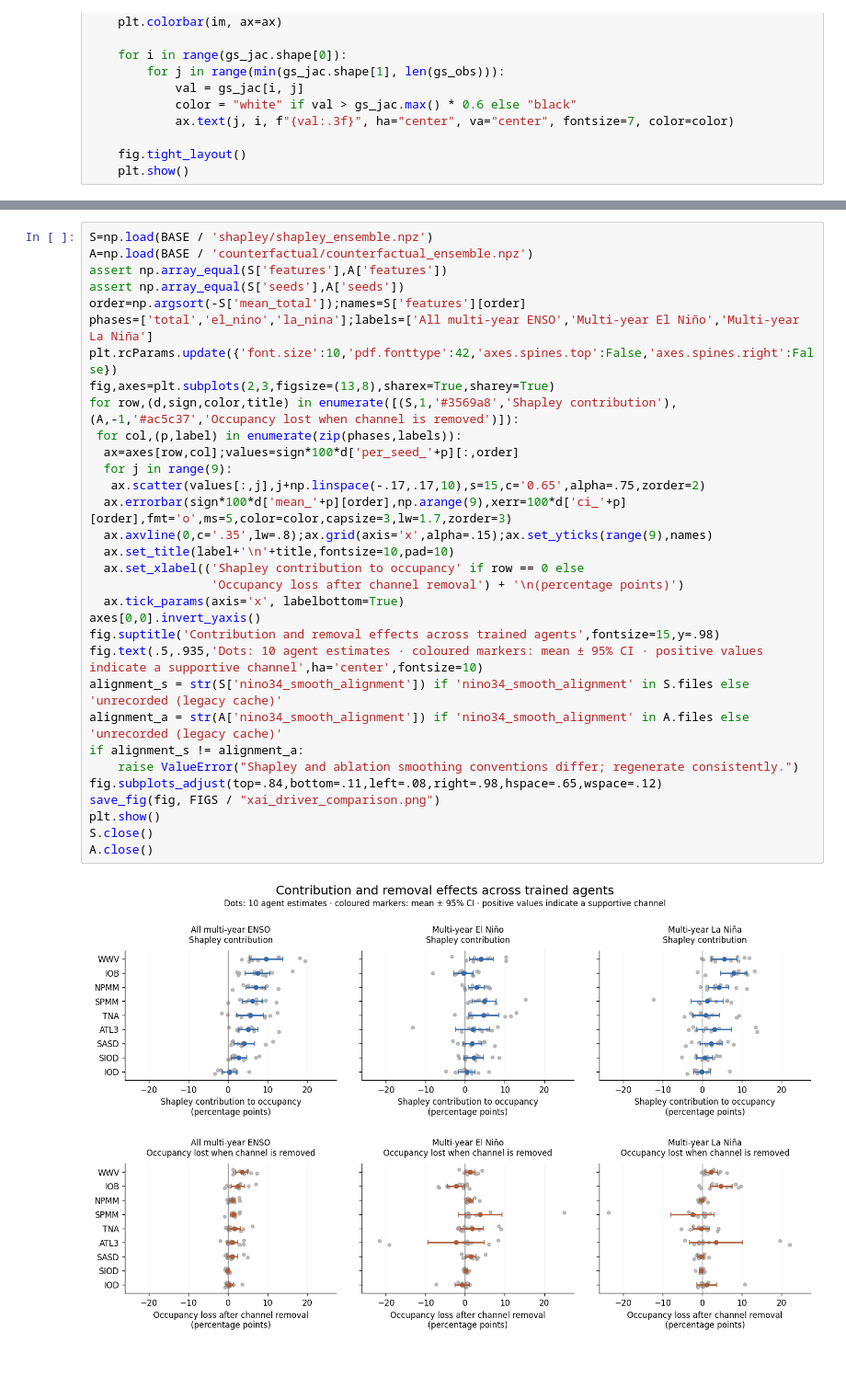
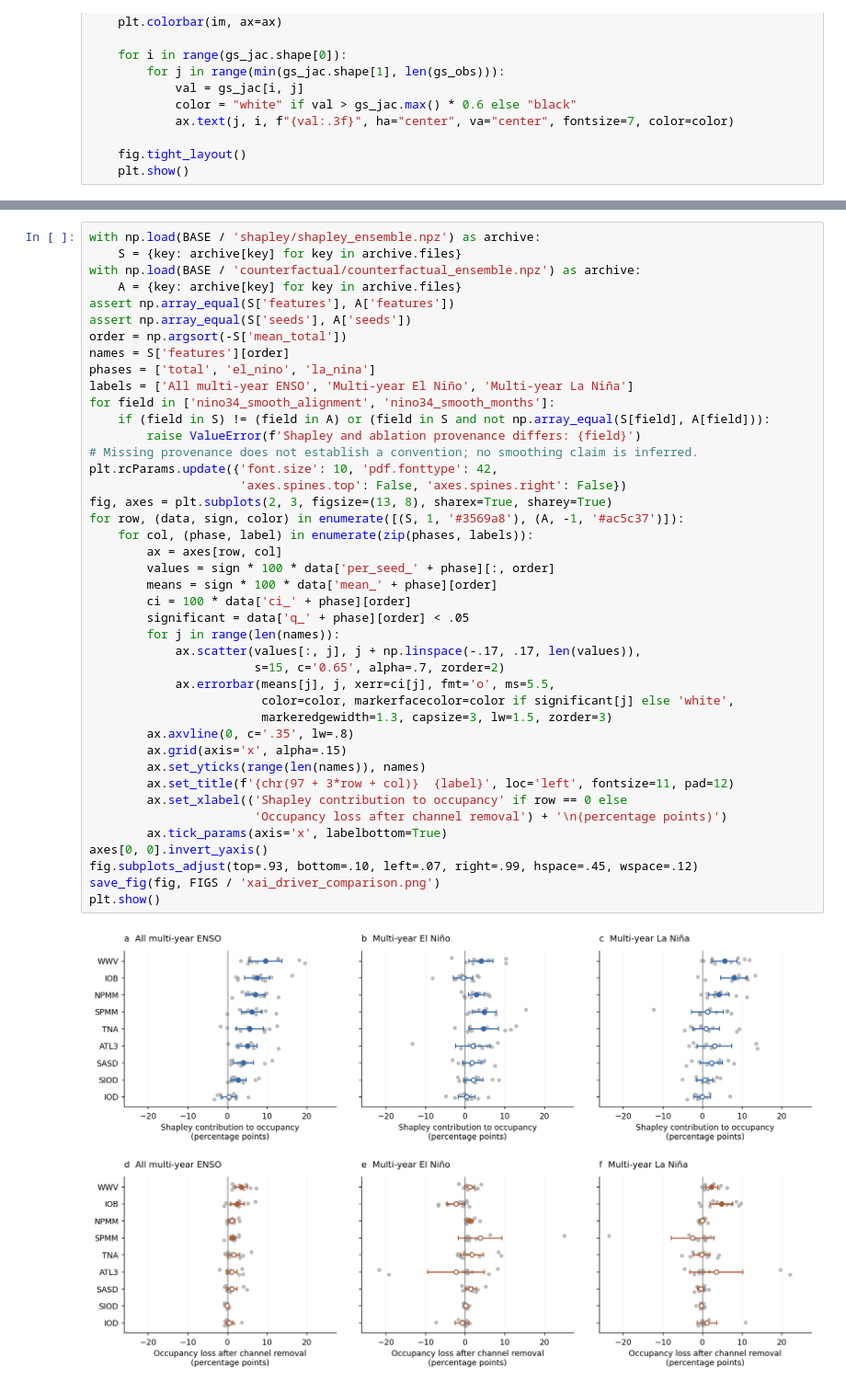
Before and after one commit to ayman-tech/enso-rl, a Jupyter notebook: notebooks/analysis_xai.ipynb, the cells around one changed output, grey strips where cells are left out. Shown at 92% size. Cells and saved outputs as stored; diff of their text form; blank space fills up the shorter version.

```diff
--- a/notebooks/analysis_xai.ipynb
+++ b/notebooks/analysis_xai.ipynb
@@ -520,34 +517,44 @@ This cell reads the cached XAI results independently of `inference.npz`. Archive
 # %%
-S=np.load(BASE / 'shapley/shapley_ensemble.npz')
-A=np.load(BASE / 'counterfactual/counterfactual_ensemble.npz')
-assert np.array_equal(S['features'],A['features'])
-assert np.array_equal(S['seeds'],A['seeds'])
-order=np.argsort(-S['mean_total']);names=S['features'][order]
-phases=['total','el_nino','la_nina'];labels=['All multi-year ENSO','Multi-year El Niño','Multi-year La Niña']
-plt.rcParams.update({'font.size':10,'pdf.fonttype':42,'axes.spines.top':False,'axes.spines.right':False})
-fig,axes=plt.subplots(2,3,figsize=(13,8),sharex=True,sharey=True)
-for row,(d,sign,color,title) in enumerate([(S,1,'#3569a8','Shapley contribution'),(A,-1,'#ac5c37','Occupancy lost when channel is removed')]):
- for col,(p,label) in enumerate(zip(phases,labels)):
-  ax=axes[row,col];values=sign*100*d['per_seed_'+p][:,order]
-  for j in range(9):
-   ax.scatter(values[:,j],j+np.linspace(-.17,.17,10),s=15,c='0.65',alpha=.75,zorder=2)
-  ax.errorbar(sign*100*d['mean_'+p][order],np.arange(9),xerr=100*d['ci_'+p][order],fmt='o',ms=5,color=color,capsize=3,lw=1.7,zorder=3)
-  ax.axvline(0,c='.35',lw=.8);ax.grid(axis='x',alpha=.15);ax.set_yticks(range(9),names)
-  ax.set_title(label+'\n'+title,fontsize=10,pad=10)
-  ax.set_xlabel(('Shapley contribution to occupancy' if row == 0 else
-                 'Occupancy loss after channel removal') + '\n(percentage points)')
-  ax.tick_params(axis='x', labelbottom=True)
-axes[0,0].invert_yaxis()
-fig.suptitle('Contribution and removal effects across trained agents',fontsize=15,y=.98)
-fig.text(.5,.935,'Dots: 10 agent estimates · coloured markers: mean ± 95% CI · positive values indicate a supportive channel',ha='center',fontsize=10)
-alignment_s = str(S['nino34_smooth_alignment']) if 'nino34_smooth_alignment' in S.files else 'unrecorded (legacy cache)'
-alignment_a = str(A['nino34_smooth_alignment']) if 'nino34_smooth_alignment' in A.files else 'unrecorded (legacy cache)'
-if alignment_s != alignment_a:
-    raise ValueError("Shapley and ablation smoothing conventions differ; regenerate consistently.")
-fig.subplots_adjust(top=.84,bottom=.11,left=.08,right=.98,hspace=.65,wspace=.12)
-save_fig(fig, FIGS / "xai_driver_comparison.png")
+with np.load(BASE / 'shapley/shapley_ensemble.npz') as archive:
+    S = {key: archive[key] for key in archive.files}
+with np.load(BASE / 'counterfactual/counterfactual_ensemble.npz') as archive:
+    A = {key: archive[key] for key in archive.files}
+assert np.array_equal(S['features'], A['features'])
+assert np.array_equal(S['seeds'], A['seeds'])
+order = np.argsort(-S['mean_total'])
+names = S['features'][order]
+phases = ['total', 'el_nino', 'la_nina']
+labels = ['All multi-year ENSO', 'Multi-year El Niño', 'Multi-year La Niña']
+for field in ['nino34_smooth_alignment', 'nino34_smooth_months']:
+    if (field in S) != (field in A) or (field in S and not np.array_equal(S[field], A[field])):
+        raise ValueError(f'Shapley and ablation provenance differs: {field}')
+# Missing provenance does not establish a convention; no smoothing claim is inferred.
+plt.rcParams.update({'font.size': 10, 'pdf.fonttype': 42,
+                     'axes.spines.top': False, 'axes.spines.right': False})
+fig, axes = plt.subplots(2, 3, figsize=(13, 8), sharex=True, sharey=True)
+for row, (data, sign, color) in enumerate([(S, 1, '#3569a8'), (A, -1, '#ac5c37')]):
+    for col, (phase, label) in enumerate(zip(phases, labels)):
+        ax = axes[row, col]
+        values = sign * 100 * data['per_seed_' + phase][:, order]
+        means = sign * 100 * data['mean_' + phase][order]
+        ci = 100 * data['ci_' + phase][order]
+        significant = data['q_' + phase][order] < .05
+        for j in range(len(names)):
+            ax.scatter(values[:, j], j + np.linspace(-.17, .17, len(values)),
+                       s=15, c='0.65', alpha=.7, zorder=2)
+            ax.errorbar(means[j], j, xerr=ci[j], fmt='o', ms=5.5,
+                        color=color, markerfacecolor=color if significant[j] else 'white',
+                        markeredgewidth=1.3, capsize=3, lw=1.5, zorder=3)
+        ax.axvline(0, c='.35', lw=.8)
+        ax.grid(axis='x', alpha=.15)
+        ax.set_yticks(range(len(names)), names)
+        ax.set_title(f'{chr(97 + 3*row + col)}  {label}', loc='left', fontsize=11, pad=12)
+        ax.set_xlabel(('Shapley contribution to occupancy' if row == 0 else
+                       'Occupancy loss after channel removal') + '\n(percentage points)')
+        ax.tick_params(axis='x', labelbottom=True)
+axes[0, 0].invert_yaxis()
+fig.subplots_adjust(top=.93, bottom=.10, left=.07, right=.99, hspace=.45, wspace=.12)
+save_fig(fig, FIGS / 'xai_driver_comparison.png')
 plt.show()
-S.close()
-A.close()
 # %% [output]
-[figure, old version]
+[figure, new version]
```
Also changed, not shown: parts of 11 cells of this notebook, 5 other files.
